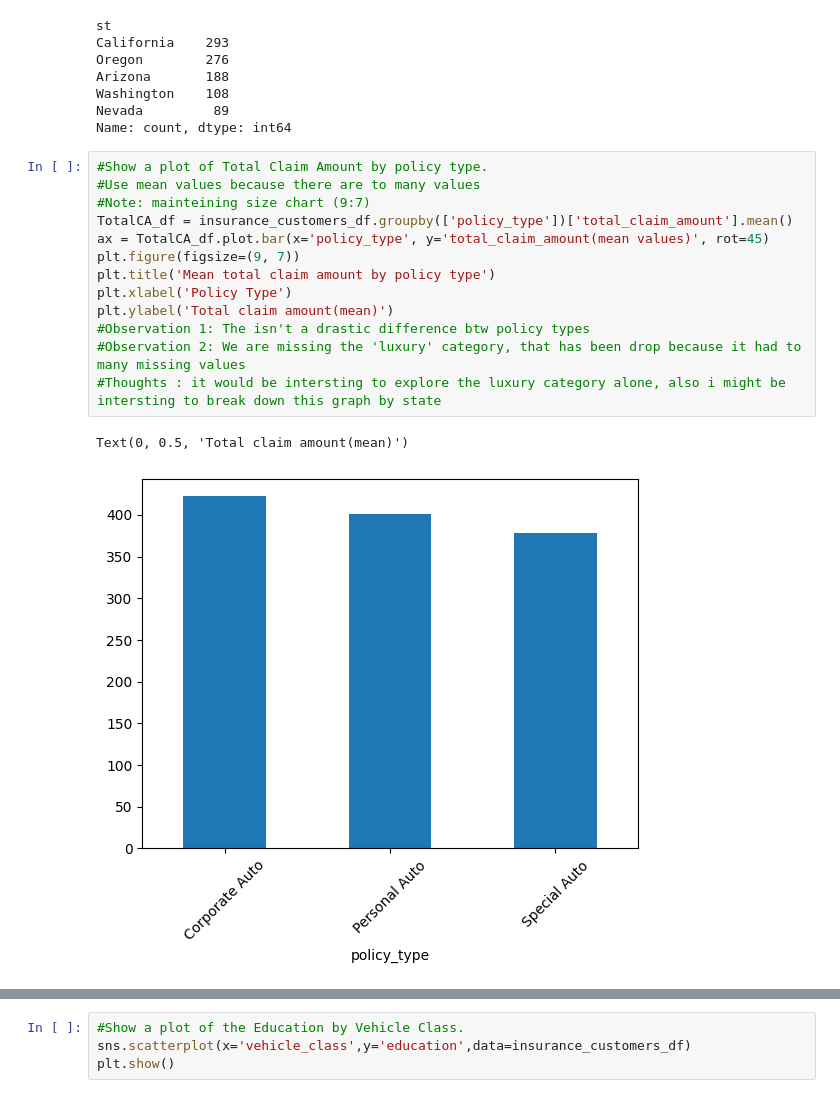
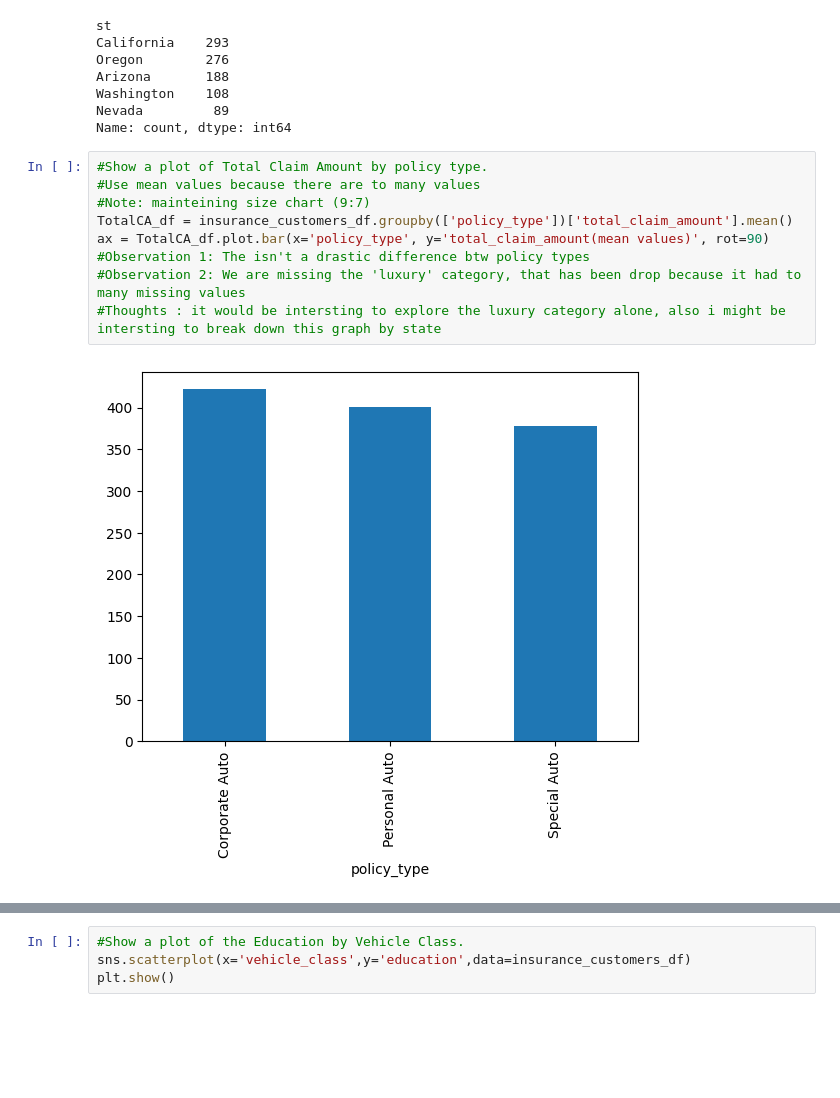
Before and after one commit to NURIAT83/lab-dw-data-cleaning-and-formatting, a Jupyter notebook: lab-dw-data-cleaning-and-formatting_SIXTH_DRAFT.ipynb, the cells around one changed output, grey strips where cells are left out. Cells and saved outputs as stored; diff of their text form; blank space fills up the shorter version.

```diff
--- a/lab-dw-data-cleaning-and-formatting_SIXTH_DRAFT.ipynb
+++ b/lab-dw-data-cleaning-and-formatting_SIXTH_DRAFT.ipynb
@@ -462,16 +462,11 @@ Name: count, dtype: int64
 # %%
 #Show a plot of Total Claim Amount by policy type.
 #Use mean values because there are to many values
 #Note: mainteining size chart (9:7)
 TotalCA_df = insurance_customers_df.groupby(['policy_type'])['total_claim_amount'].mean()
-ax = TotalCA_df.plot.bar(x='policy_type', y='total_claim_amount(mean values)', rot=45)
-plt.figure(figsize=(9, 7))
-plt.title('Mean total claim amount by policy type')
-plt.xlabel('Policy Type')
-plt.ylabel('Total claim amount(mean)')
+ax = TotalCA_df.plot.bar(x='policy_type', y='total_claim_amount(mean values)', rot=90)
 #Observation 1: The isn't a drastic difference btw policy types
 #Observation 2: We are missing the 'luxury' category, that has been drop because it had to many missing values
 #Thoughts : it would be intersting to explore the luxury category alone, also i might be intersting to break down this graph by state
 # %% [output]
-Text(0, 0.5, 'Total claim amount(mean)')
-[figure, old version]
+[figure, new version]
```
Also changed, not shown: parts of 20 cells of this notebook, 4 other files.
